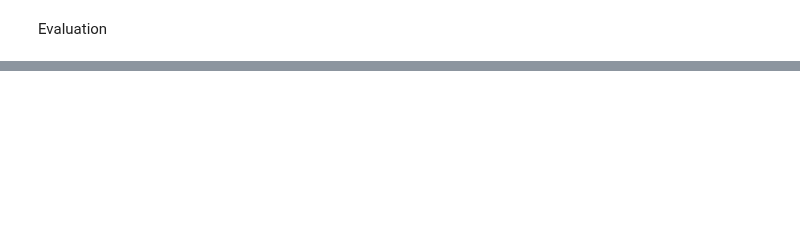
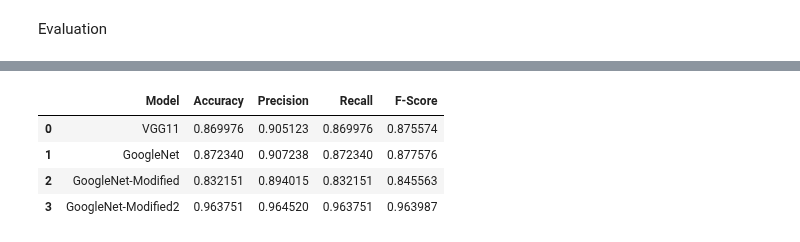
Before and after one commit to StephenTGibson/COMP527-colabNotebooks, a Jupyter notebook: COMP534-AppliedArtificialIntelligence/COMP534-CA3.ipynb, the cells around one changed output, grey strips where cells are left out. Cells and saved outputs as stored; diff of their text form; code cells hidden in the pictures; blank space fills up the shorter version.

```diff
--- a/COMP534-AppliedArtificialIntelligence/COMP534-CA3.ipynb
+++ b/COMP534-AppliedArtificialIntelligence/COMP534-CA3.ipynb
@@ -584,6 +587,6 @@ evaluationDf
 # %% [markdown]
 ### Improved model
 # %%
-# load pretrained vgg11 model
-vgg11Mod = torch.hub.load('pytorch/vision:v0.10.0', 'vgg11_bn', pretrained=True)
+# load pretrained googleNet model
+gnMod = torch.hub.load('pytorch/vision:v0.10.0', 'googlenet', pretrained=True)
 # %% [output]
@@ -707,3 +716,9 @@ plt.show()
 # %%
-evaluationDf = evaluationDf.append(evaluationMetrics('VGG11 Modified', vgg11ModResults), ignore_index=True)
+evaluationDf = evaluationDf.append(evaluationMetrics('GoogleNet-Modified2', gnModResults), ignore_index=True)
 evaluationDf
+# %% [output]
+|  | Model | Accuracy | Precision | Recall | F-Score |
+| 0 | VGG11 | 0.869976 | 0.905123 | 0.869976 | 0.875574 |
+| 1 | GoogleNet | 0.872340 | 0.907238 | 0.872340 | 0.877576 |
+| 2 | GoogleNet-Modified | 0.832151 | 0.894015 | 0.832151 | 0.845563 |
+| 3 | GoogleNet-Modified2 | 0.963751 | 0.964520 | 0.963751 | 0.963987 |
```
Also changed, not shown: parts of 23 cells of this notebook.
